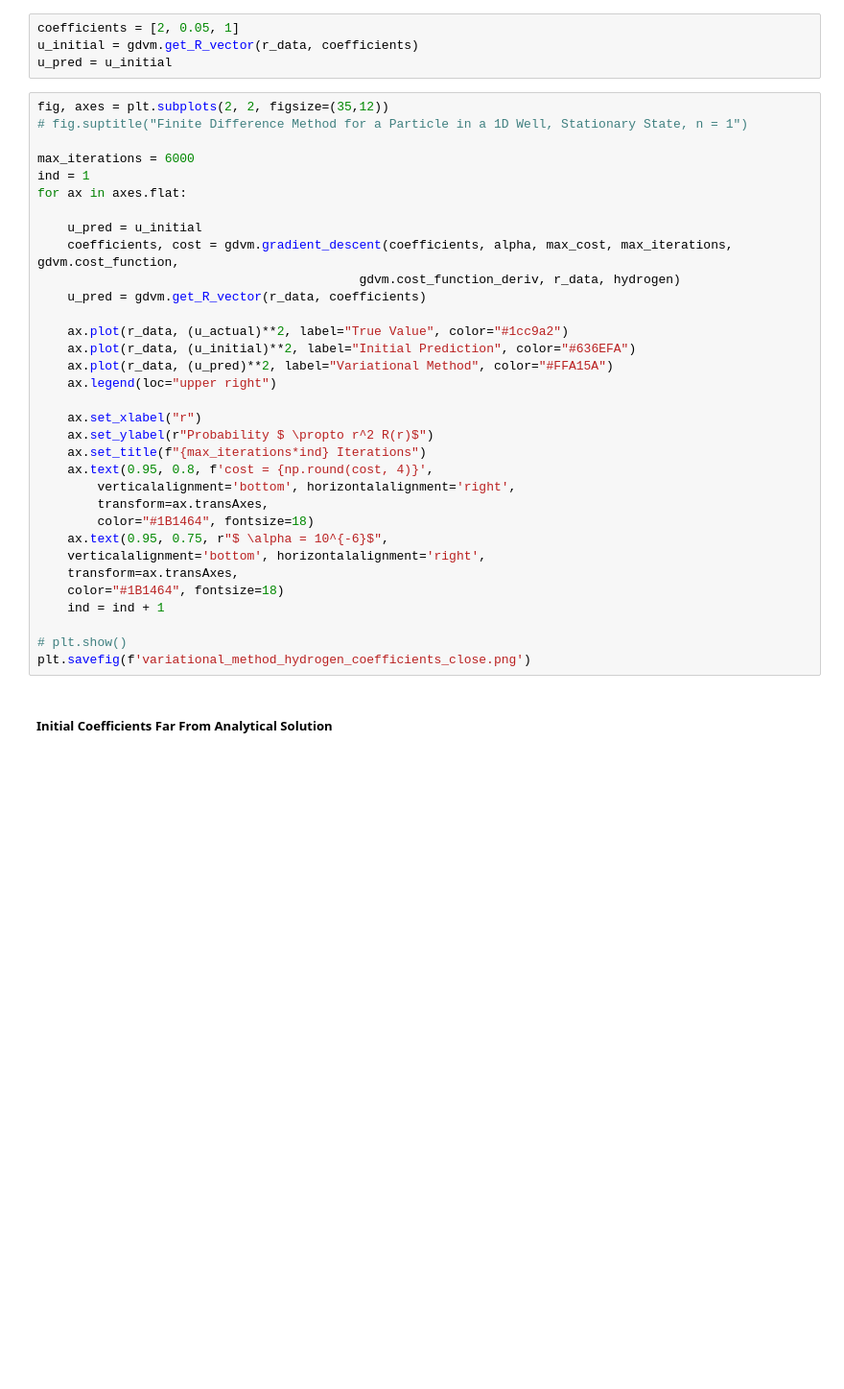
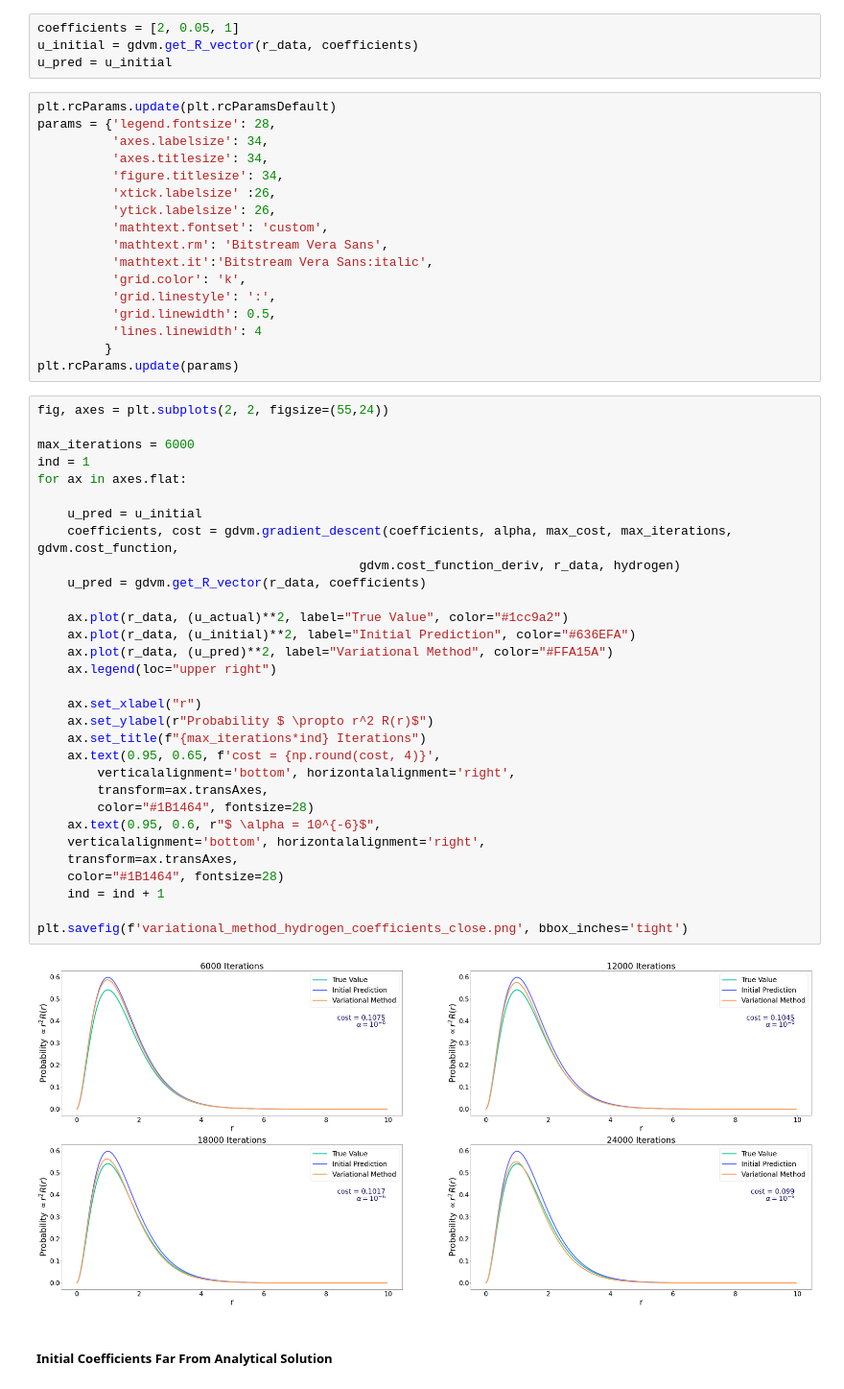
Before and after one commit to ahill187/numerical-methods-ppm, a Jupyter notebook: Hydrogen_Atom_Variational_Method.ipynb, the cells around one changed output. Shown: that part at 96% size. Cells and saved outputs as stored; diff of their text form; blank space fills up the shorter version.

Commit message:
Changes to variational method

```diff
--- a/Hydrogen_Atom_Variational_Method.ipynb
+++ b/Hydrogen_Atom_Variational_Method.ipynb
@@ -136,39 +147,56 @@ max_cost = 0.05
 coefficients = [2, 0.05, 1]
 u_initial = gdvm.get_R_vector(r_data, coefficients)
 u_pred = u_initial
+# %%
+plt.rcParams.update(plt.rcParamsDefault)
+params = {'legend.fontsize': 28,
+          'axes.labelsize': 34,
+          'axes.titlesize': 34,
+          'figure.titlesize': 34,
+          'xtick.labelsize' :26,
+          'ytick.labelsize': 26,
+          'mathtext.fontset': 'custom',
+          'mathtext.rm': 'Bitstream Vera Sans',
+          'mathtext.it':'Bitstream Vera Sans:italic',
+          'grid.color': 'k',
+          'grid.linestyle': ':',
+          'grid.linewidth': 0.5,
+          'lines.linewidth': 4
+         }
+plt.rcParams.update(params)
 # %%
-fig, axes = plt.subplots(2, 2, figsize=(35,12))
-# fig.suptitle("Finite Difference Method for a Particle in a 1D Well, Stationary State, n = 1")
+fig, axes = plt.subplots(2, 2, figsize=(55,24))
 
 max_iterations = 6000
 ind = 1
 for ax in axes.flat:
 
     u_pred = u_initial
     coefficients, cost = gdvm.gradient_descent(coefficients, alpha, max_cost, max_iterations, gdvm.cost_function,
                                            gdvm.cost_function_deriv, r_data, hydrogen)
     u_pred = gdvm.get_R_vector(r_data, coefficients)
 
     ax.plot(r_data, (u_actual)**2, label="True Value", color="#1cc9a2")
     ax.plot(r_data, (u_initial)**2, label="Initial Prediction", color="#636EFA")
     ax.plot(r_data, (u_pred)**2, label="Variational Method", color="#FFA15A")
     ax.legend(loc="upper right")
 
     ax.set_xlabel("r")
     ax.set_ylabel(r"Probability $ \propto r^2 R(r)$")
     ax.set_title(f"{max_iterations*ind} Iterations")
-    ax.text(0.95, 0.8, f'cost = {np.round(cost, 4)}',
+    ax.text(0.95, 0.65, f'cost = {np.round(cost, 4)}',
         verticalalignment='bottom', horizontalalignment='right',
         transform=ax.transAxes,
-        color="#1B1464", fontsize=18)
-    ax.text(0.95, 0.75, r"$ \alpha = 10^{-6}$",
+        color="#1B1464", fontsize=28)
+    ax.text(0.95, 0.6, r"$ \alpha = 10^{-6}$",
     verticalalignment='bottom', horizontalalignment='right',
     transform=ax.transAxes,
-    color="#1B1464", fontsize=18)
+    color="#1B1464", fontsize=28)
     ind = ind + 1
 
-# plt.show()
-plt.savefig(f'variational_method_hydrogen_coefficients_close.png')
+plt.savefig(f'variational_method_hydrogen_coefficients_close.png', bbox_inches='tight')
+# %% [output]
+[figure, added]
 # %% [markdown]
 ##### Initial Coefficients Far From Analytical Solution
 # %%
```
Also changed, not shown: parts of 2 cells of this notebook.
